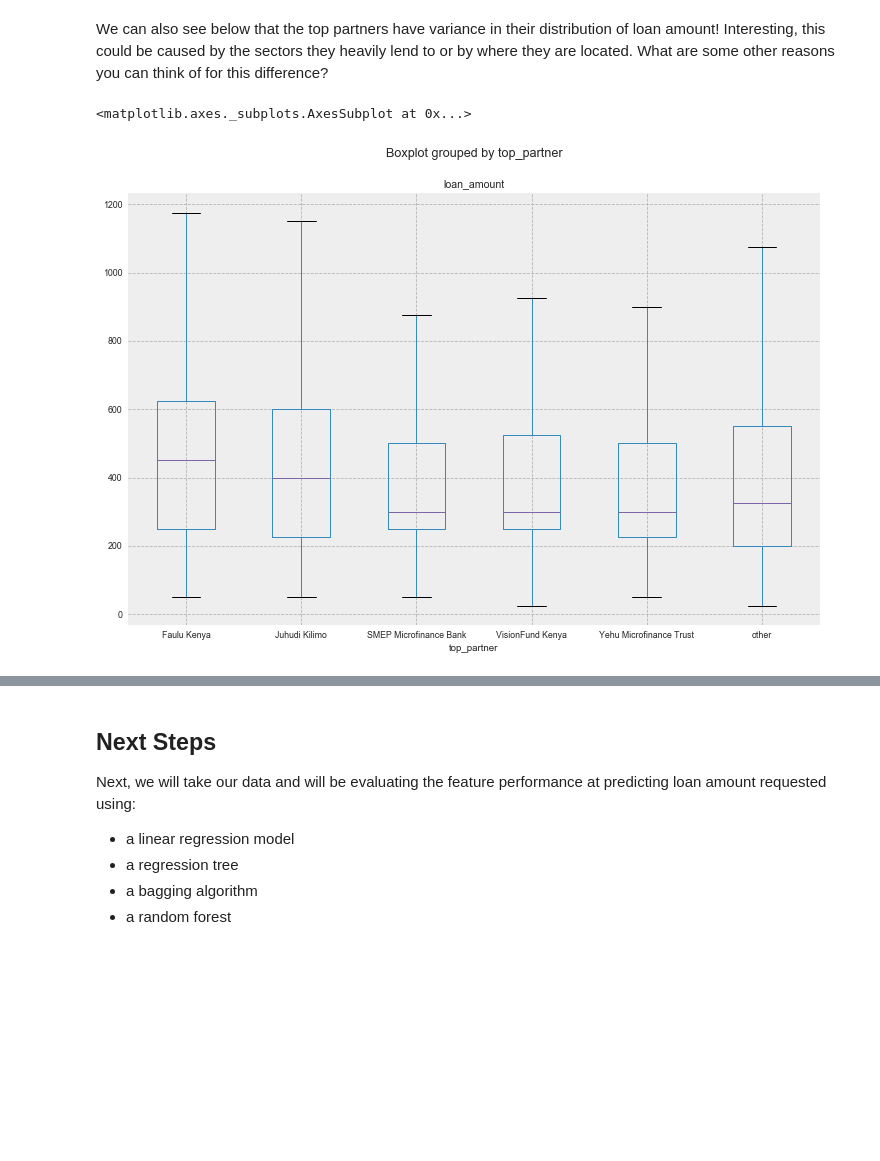
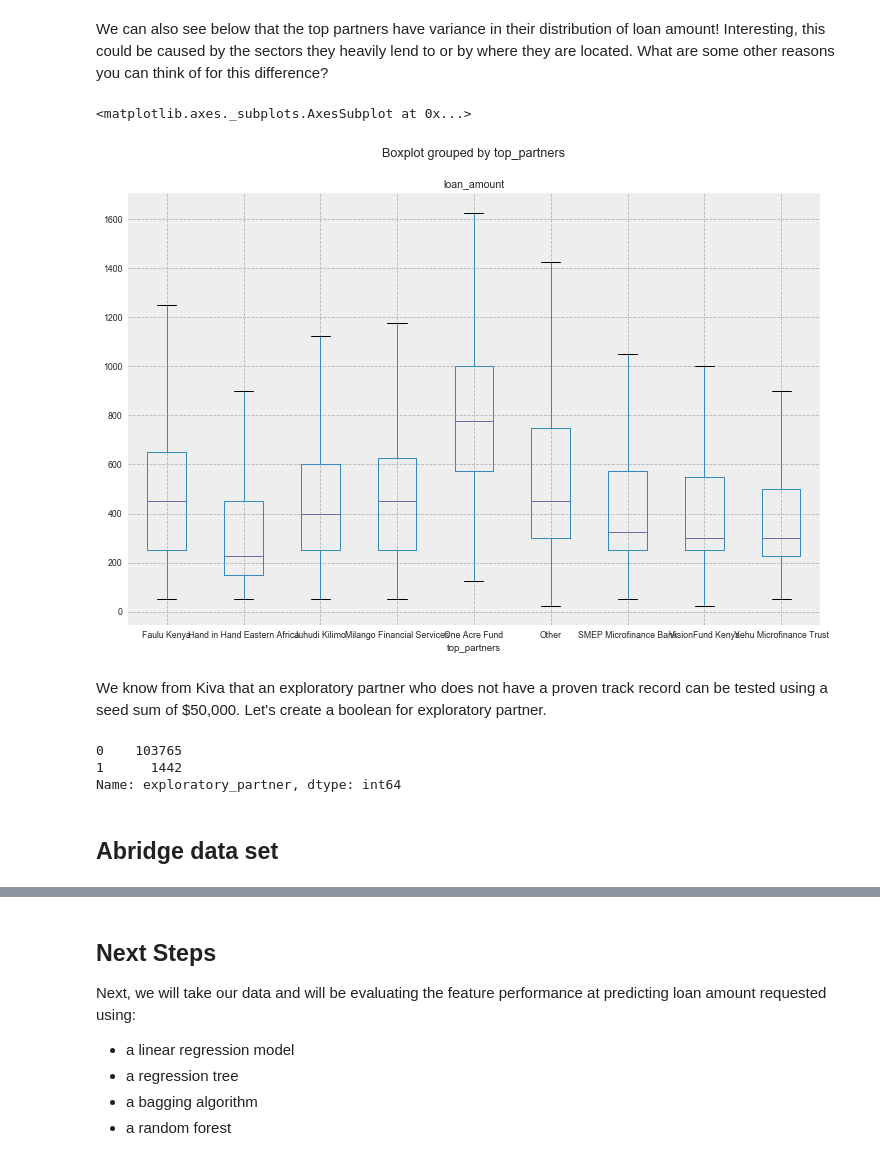
Before and after one commit to DeltaAnalytics/machine_learning_for_good, a Jupyter notebook: module_2/nbs/notebook_2_feature_engineering_extended.ipynb, the cells around one changed output, grey strips where cells are left out. Saved outputs shown, nothing was run; the diff lists cells and outputs as text; code cells hidden in the pictures; blank space fills up the shorter version.

```diff
--- a/module_2/nbs/notebook_2_feature_engineering_extended.ipynb
+++ b/module_2/nbs/notebook_2_feature_engineering_extended.ipynb
@@ -957,8 +1094,0 @@ There are some erroneous values in the days_to_fund feature which must the resul
-# %%
-# There are some erroneous values in the days_to_fund features so lets remove
-df['days_to_fund'].max()
-df['days_to_fund'].min()
-df[df['days_to_fund'] < 0]['days_to_fund'].value_counts()
-df = df[df['days_to_fund']>=0]
-#check that has worked
-df['days_to_fund'].min()
@@ -998,6 +1150,5 @@ df['num_partner_countries'].value_counts()
 Name: num_partner_countries, dtype: int64
 # %%
 df['more_one_partner_country'] = np.where(df['num_partner_countries']==1, 0, 1)
-df['us_partner'] = np.where(df['partner_countries'].str.contains("US", na=0)==True, 1, 0)
 # %%
 df['more_one_partner_country'].value_counts()
@@ -1114,3 +1220,0 @@ dtype('O')
-# %%
-df['top_partner_id'] = top_partners_id(df['partner_id'])
-df['top_partner'] = top_partners(df['partner_name'])
@@ -1126,0 +1226,21 @@ Name: top_partner, dtype: int64
+# %%
+def top_partners_id(x, col):
+    # Find the top fifteen responses
+    partners_id = []
+    col_vals = df[col].value_counts().index[:8]
+    print(col_vals)
+    for p in x:
+        if p in col_vals:
+            partners_id.append(p)
+        else:
+            if isinstance(p, str):
+                partners_id.append('Other')
+            else:
+                partners_id.append(1.0)
+    return partners_id
+
+df['top_partners'] = top_partners_id(df['partner_name'], 'partner_name')
+df['top_partner_id'] = top_partners_id(df['partner_id'], 'partner_id')
+
+df['top_partner_id'].dtype
+df['top_partners'].dtype
@@ -1127,7 +1280,9 @@ Name: top_partner, dtype: int64
 # %% [markdown]
 We can also see below that the top partners have variance in their distribution of loan amount! Interesting, this could be caused by the sectors they heavily lend to or by where they are located. What are some other reasons you can think of for this difference?
 # %%
-df[(df['borrower_count'] == 1)].boxplot(column='loan_amount', by='top_partner', showfliers=False, figsize=(12,8))
+df.boxplot(column='loan_amount', by='top_partners', showfliers=False, figsize=(12,8))
 # %% [output]
 <matplotlib.axes._subplots.AxesSubplot at 0x...>
-[figure, old version]
+[figure, new version]
+# %% [markdown]
+We know from Kiva that an exploratory partner who does not have a proven track record can be tested using a seed sum of $50,000. Let's create a boolean for exploratory partner.
@@ -1133,0 +1295,8 @@ df[(df['borrower_count'] == 1)].boxplot(column='loan_amount', by='top_partner',
+# %%
+df[(df['borrower_count'] == 1)]['exploratory_partner'].value_counts()
+# %% [output]
+0    103765
+1      1442
+Name: exploratory_partner, dtype: int64
+# %% [markdown]
+## Abridge data set
```
Also changed, not shown: parts of 120 cells of this notebook.
